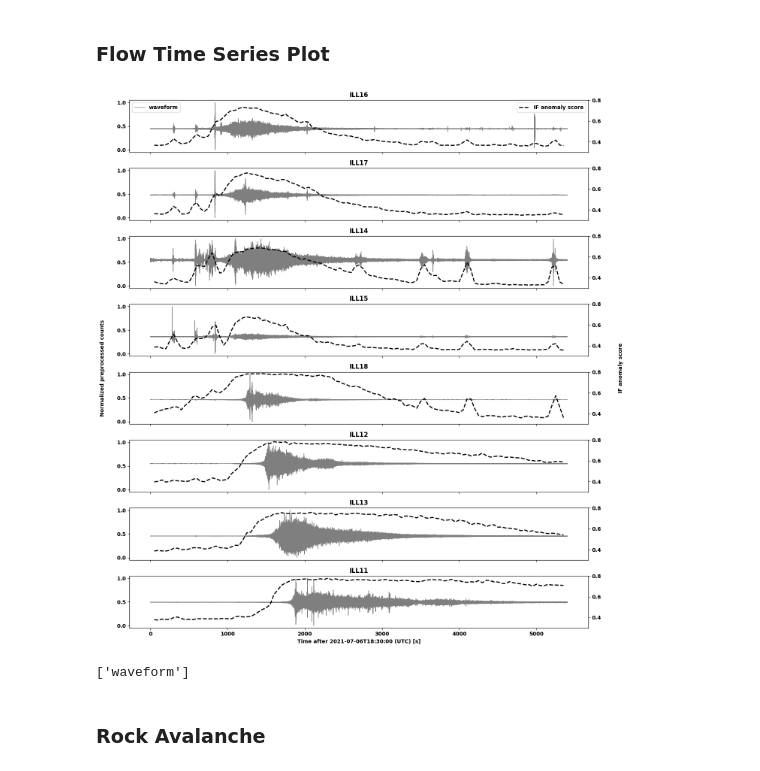
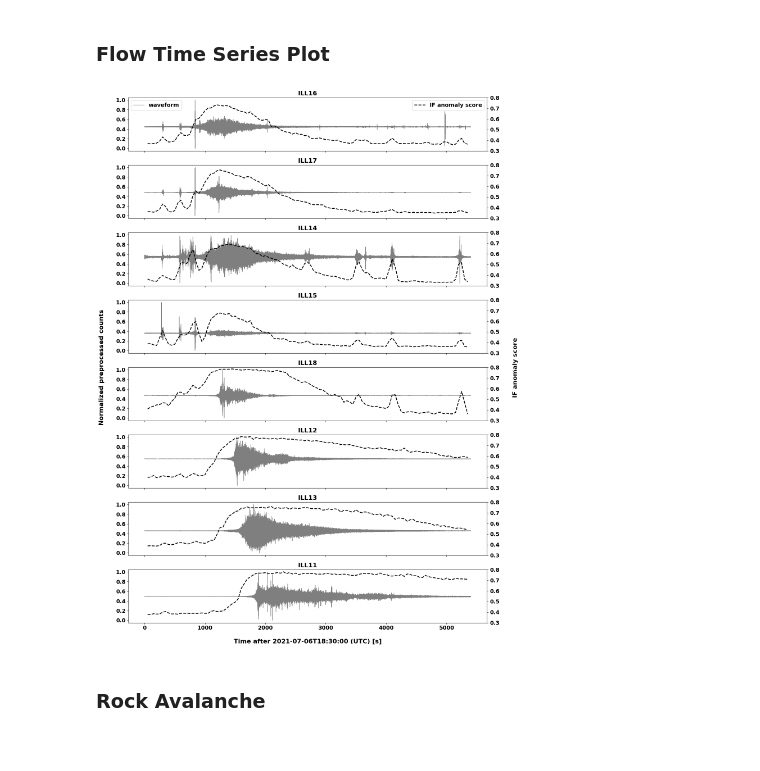
Before and after one commit to FKamper/seismic-isolation-forest, a Jupyter notebook: notebooks/plots.ipynb, the cells around one changed output. Saved outputs shown, nothing was run; the diff lists cells and outputs as text; code cells hidden in the pictures.

```diff
--- a/notebooks/plots.ipynb
+++ b/notebooks/plots.ipynb
@@ -908,6 +984,8 @@ print("end:", max(endtimes))
 start: 2018-04-10T00:00:00.000000Z
 end: 2022-08-28T21:24:02.970000Z
 # %%
+summary_stats = {}
+
 for station in ill_stations:
     if station == "ILL11":
         channel = "HHZ.D"
@@ -928,13 +1006,4 @@ for station in ill_stations:
         summary_stats[station][year]["n_samples"] = num_samples
 
 df = pd.DataFrame.from_dict(summary_stats, orient="index")
-
-
-def format_cell(cell):
-    if pd.isna(cell):
-        return ""
-    return f"{cell['n_records']}\n{cell['n_samples']}"
-
-
-df = df.map(format_cell).style.set_properties(**{"white-space": "pre"})
-df
+df.to_csv("../plots/XP_summary_stats.csv")
@@ -1000,0 +1146,3 @@ pd.DataFrame.from_dict(catalog_dict, orient="index")
+# %%
+network = "DK"
+channel = "HHZ.D"
@@ -1038,7 +1212,7 @@ for station in ill_stations:
 # %%
 stations = ["ILL16", "ILL17", "ILL14", "ILL15", "ILL18", "ILL12", "ILL13", "ILL11"]
 
-fig, axes = plt.subplots(8, 1, figsize=(15, 15), sharex=True, sharey=True)
+fig, axes = plt.subplots(8, 1, figsize=(16, 20), sharex=True, sharey=True)
 axes = axes.flatten()
 
 for i, station in enumerate(stations):
@@ -1046,7 +1220,7 @@ for i, station in enumerate(stations):
     wf = plotting_data[station]["waveform"]
     tt = np.arange(len(wf)) * 0.01
     ax.plot(tt, wf, linewidth=1, c="k", alpha=0.5, label="waveform")
-    ax.set_title(station, fontweight="bold")
+    ax.set_title(station, fontweight="bold", fontsize=16)
 
     scores = plotting_data[station]["if_scores"]
     tt = (1 + np.arange(len(scores))) * 50
@@ -1063,41 +1237,46 @@ for i, station in enumerate(stations):
     ax2.set_ylim(0.3, 0.8)
 
     if station == "ILL16":
-        ax.legend(loc="upper left", prop={"weight": "bold"})
-        ax2.legend(loc="upper right", prop={"weight": "bold"})
+        ax.legend(loc="upper left", prop={"weight": "bold", "size": 14})
+        ax2.legend(loc="upper right", prop={"weight": "bold", "size": 14})
 
     for label in ax2.get_xticklabels() + ax2.get_yticklabels():
         label.set_fontweight("bold")
+        label.set_fontsize(14)
 
 
 t = "2021-07-06T18:30:00"
-ax.set_xlabel(f"Time after {t} (UTC) [s]", fontweight="bold")
+ax.set_xlabel(f"Time after {t} (UTC) [s]", fontweight="bold", fontsize=16, labelpad=20)
 
 for ax in axes:
     for label in ax.get_xticklabels() + ax.get_yticklabels():
         label.set_fontweight("bold")
+        label.set_fontsize(14)
 
 fig.text(
     0.04,
     0.5,
     "Normalized preprocessed counts",
     va="center",
     rotation="vertical",
     fontweight="bold",
+    fontsize=16,
 )
 
 fig.text(
-    0.96, 0.5, "IF anomaly score", va="center", rotation="vertical", fontweight="bold"
+    0.96,
+    0.5,
+    "IF anomaly score",
+    va="center",
+    rotation="vertical",
+    fontweight="bold",
+    fontsize=16,
 )
 
 plt.tight_layout(rect=[0.06, 0, 0.94, 1])
 plt.savefig("../plots/flow_ts_plot.pdf", dpi=300)
 plt.show()
 # %% [output]
-[figure, old version]
+[figure, new version]
-# %%
-wf
-# %% [output]
-['waveform']
 # %% [markdown]
 ### Rock Avalanche
```
Also changed, not shown: parts of 39 cells of this notebook, 10 other files.
